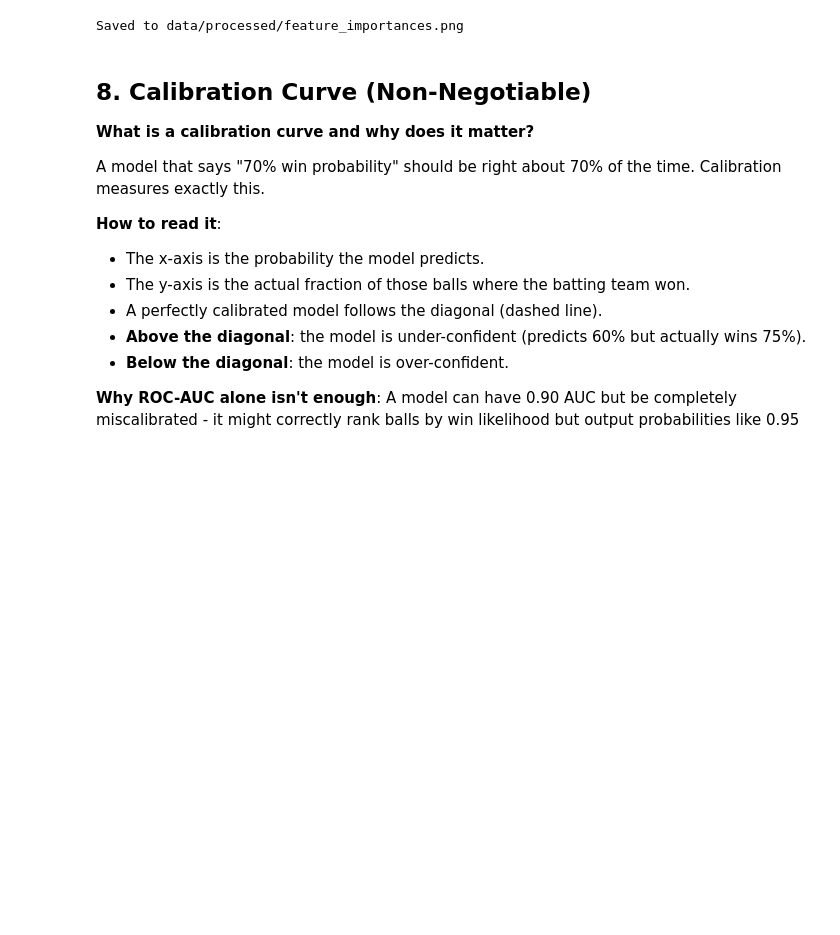
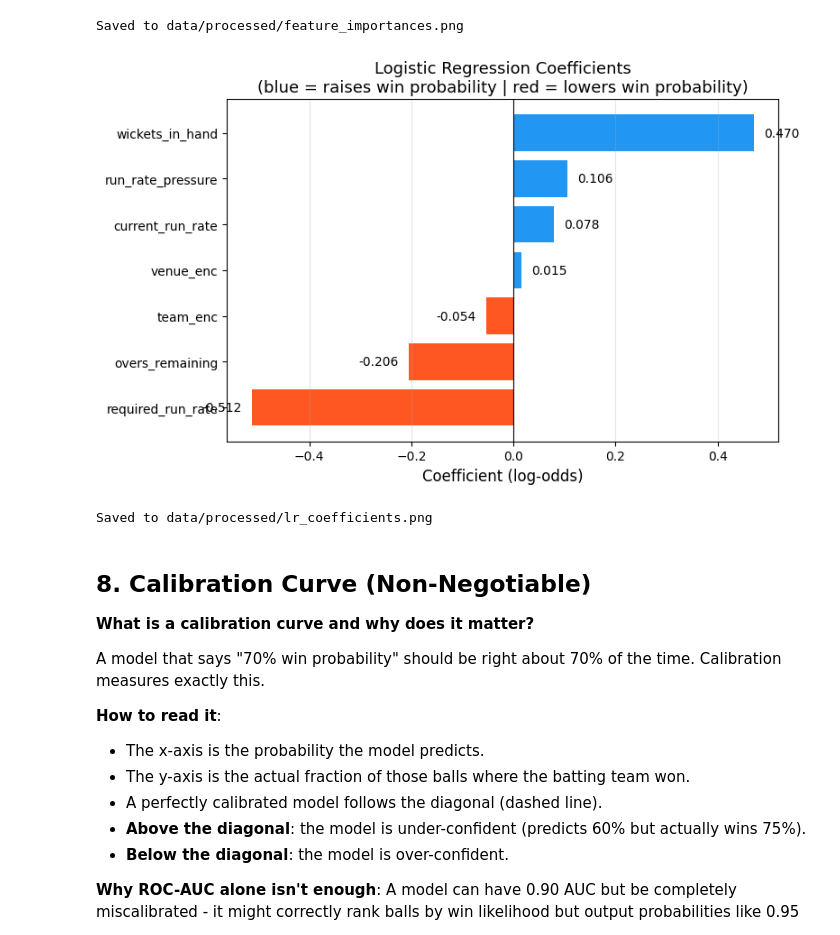
Before and after one commit to skanda-2003/criciq, a Jupyter notebook: notebooks/05_win_probability.ipynb, the cells around one changed output. Cells and saved outputs as stored; diff of their text form; code cells hidden in the pictures; blank space fills up the shorter version.

```diff
--- a/notebooks/05_win_probability.ipynb
+++ b/notebooks/05_win_probability.ipynb
@@ -337,6 +338,40 @@ print('Saved to data/processed/feature_importances.png')
 # %% [output]
 [figure]
 Saved to data/processed/feature_importances.png
+# %%
+# LR coefficients show the direction and magnitude of each feature's effect.
+# Positive coefficient = higher feature value increases win probability.
+# Negative coefficient = higher feature value decreases win probability.
+# Logistic Regression is the deployed model, so this is more directly useful
+# than RF importances for explaining what the model has learned.
+
+coef_series = pd.Series(lr.coef_[0], index=FEATURES).sort_values()
+
+fig, ax = plt.subplots(figsize=(8, 5))
+colors = ['#FF5722' if c < 0 else '#2196F3' for c in coef_series.values]
+bars = ax.barh(coef_series.index, coef_series.values, color=colors)
+
+ax.axvline(0, color='black', linewidth=0.8)
+ax.set_xlabel('Coefficient (log-odds)', fontsize=12)
+ax.set_title(
+    'Logistic Regression Coefficients\n(blue = raises win probability | red = lowers win probability)',
+    fontsize=13
+)
+ax.grid(axis='x', alpha=0.3)
+
+for bar, val in zip(bars, coef_series.values):
+    offset = 0.02 if val >= 0 else -0.02
+    ha = 'left' if val >= 0 else 'right'
+    ax.text(val + offset, bar.get_y() + bar.get_height() / 2,
+            f'{val:.3f}', va='center', ha=ha, fontsize=10)
+
+plt.tight_layout()
+plt.savefig('../data/processed/lr_coefficients.png', dpi=150, bbox_inches='tight')
+plt.show()
+print('Saved to data/processed/lr_coefficients.png')
+# %% [output]
+[figure, added]
+Saved to data/processed/lr_coefficients.png
 # %% [markdown]
 ## 8. Calibration Curve (Non-Negotiable)
 
```
Also changed, not shown: parts of 3 cells of this notebook, 1 other file.
